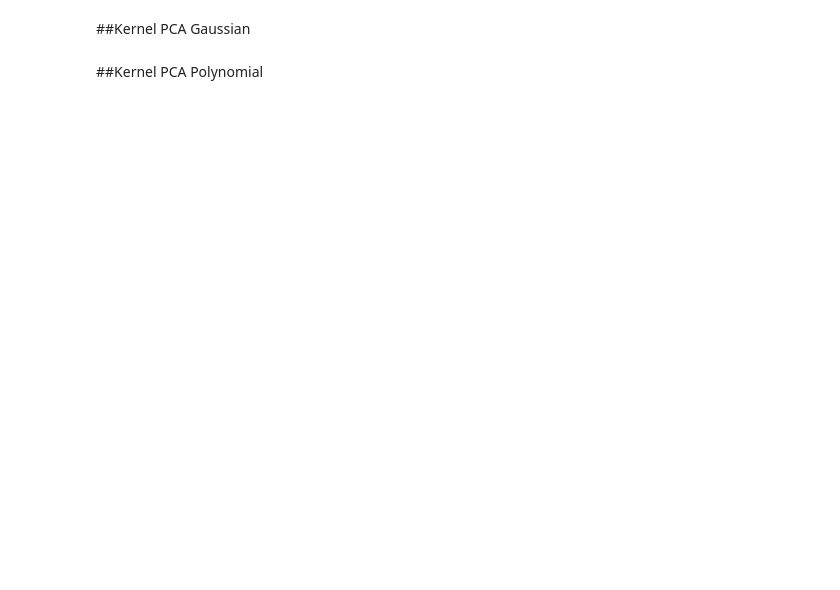
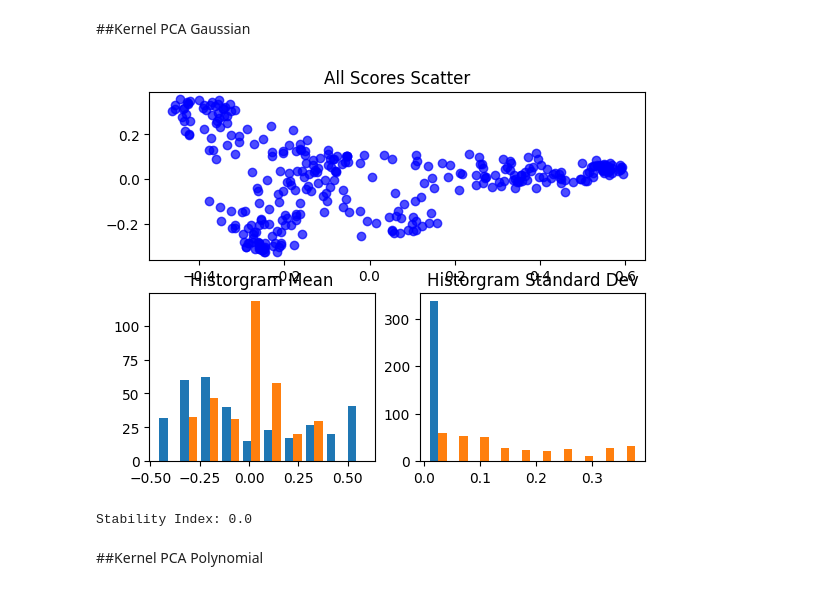
Before and after one commit to zhenliangma/Applied-AI-in-Transportation, a Jupyter notebook: Exercise 6- Dimensionality Reduction/Exercise 6-Dimensionality Reduction.ipynb, the cells around one changed output. Cells and saved outputs as stored; diff of their text form; code cells hidden in the pictures; blank space fills up the shorter version.

```diff
--- a/Exercise 6- Dimensionality Reduction/Exercise 6-Dimensionality Reduction.ipynb
+++ b/Exercise 6- Dimensionality Reduction/Exercise 6-Dimensionality Reduction.ipynb
@@ -1052,5 +1057,71 @@ Explained Variance Ratio: [0.34730617 0.15227058]
 Stability Index: 0.0
 # %% [markdown]
 ##Kernel PCA Gaussian
+# %%
+import numpy as np
+from sklearn.decomposition import PCA
+
+# Generate example data (replace with your own dataset)
+#np.random.seed(0)
+#data = np.random.rand(100, 10)  # 100 samples, 10 variables
+
+da = pd.DataFrame(vectorized_day_dataset_no_nans)
+scaler = StandardScaler()
+data = scaler.fit_transform(da)
+
+# Define the number of iterations for stability analysis
+num_iterations = 12
+
+# Define the proportion of data to use in each iteration (e.g., 80%)
+prop_data_used = 0.8
+
+# Initialize an array to store the principal component scores
+all_pc_scores = []
+all_explained_var = []
+explained_varianc = []
+
+# Perform PCA on different random subsets of the data
+for _ in range(num_iterations):
+    # Randomly select a subset of the data
+    subset_indices = np.random.choice(data.shape[0], size=int(prop_data_used * data.shape[0]), replace=False)
+    subset_data = data[subset_indices]
+
+    # Fit PCA on the subset
+    pca = KernelPCA(kernel='rbf', n_components=2)
+    pca.fit_transform(subset_data)
+
+    # Get the principal component scores for the entire dataset
+    pc_scores = pca.transform(data)
+    all_pc_scores.append(pc_scores)
+
+
+
+
+# Calculate the mean and standard deviation of the principal component scores
+mean_scores = np.mean(all_pc_scores, axis=0)
+std_scores = np.std(all_pc_scores, axis=0)
+
+# You can use 'mean_scores' and 'std_scores' for further analysis or visualization
+
+
+plt.subplot(2, 1, 1)
+plt.scatter(mean_scores[:, 0], mean_scores[:, 1], c='b', marker='o', alpha=0.7)
+plt.title('All Scores Scatter')
+
+plt.subplot(2, 2, 3)
+plt.hist(mean_scores)
+plt.title('Historgram Mean')
+
+plt.subplot(2,2,4)
+plt.hist(std_scores)
+plt.title('Historgram Standard Dev')
+
+plt.show()
+
+stability_idx = stability_index(np.array(all_pc_scores))
+print(f"Stability Index: {stability_idx}")
+# %% [output]
+[figure, added]
+Stability Index: 0.0
 # %% [markdown]
 ##Kernel PCA Polynomial
```
Also changed, not shown: parts of 2 cells of this notebook.
